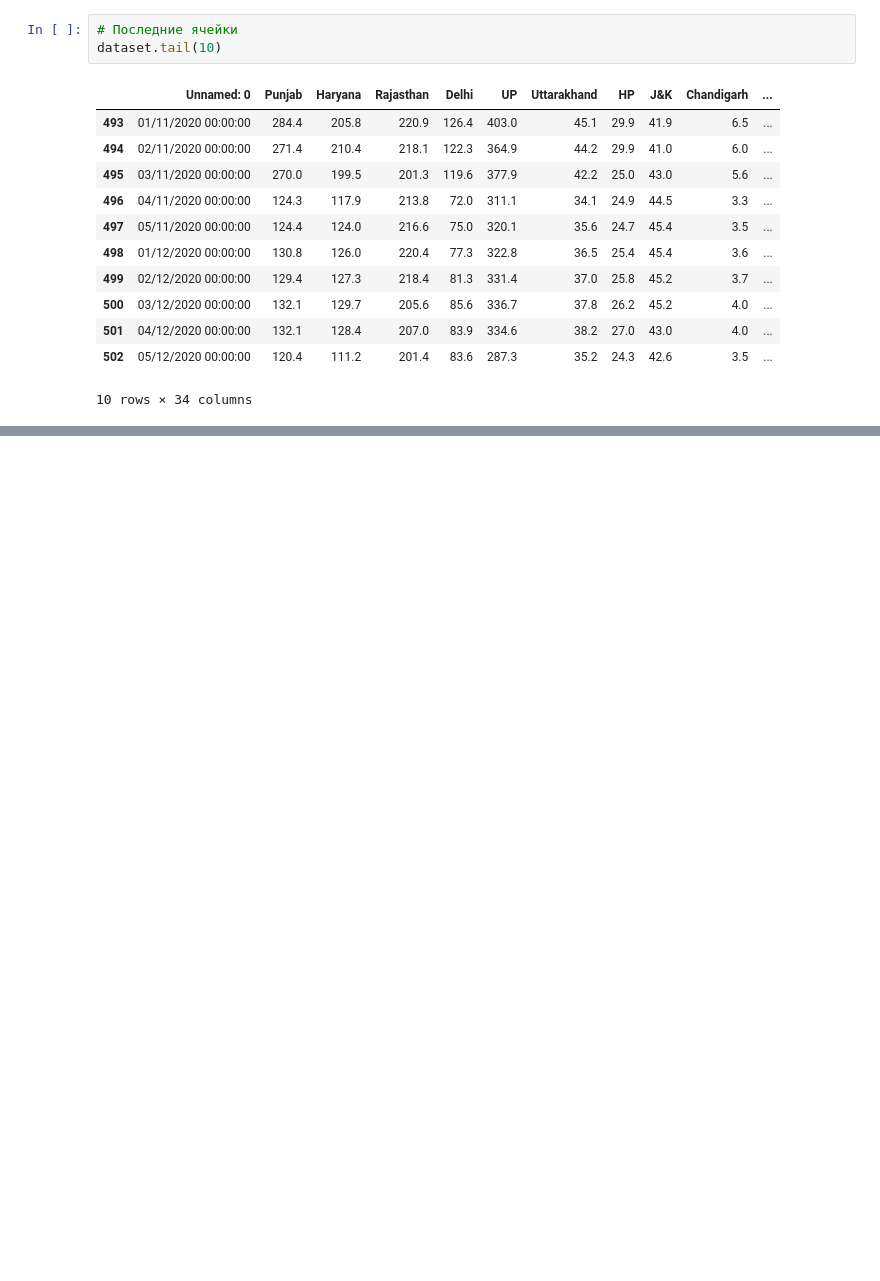
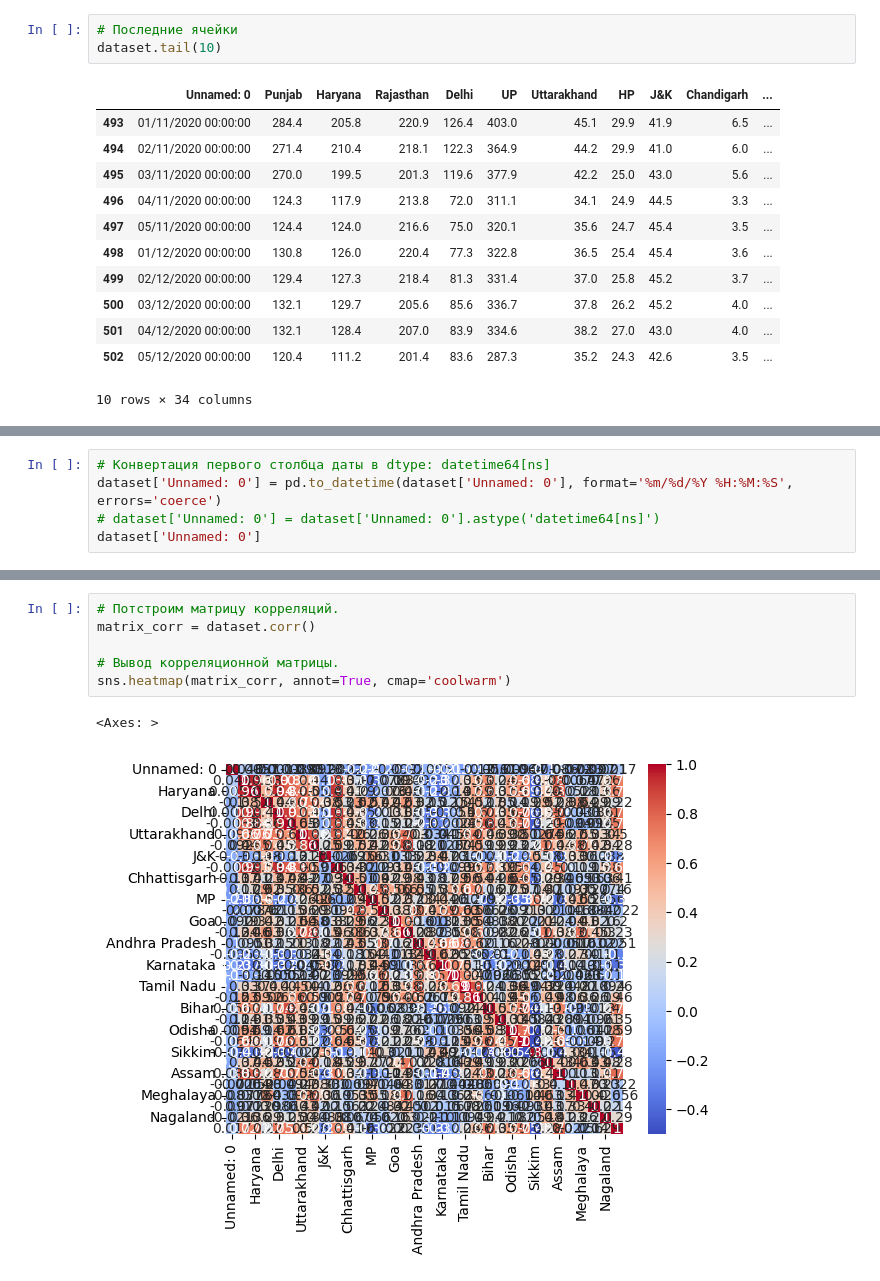
Before and after one commit to SotGE/innopolis2023, a Jupyter notebook: certification1/certification1.ipynb, the cells around one changed output, grey strips where cells are left out. Saved outputs shown, nothing was run; the diff lists cells and outputs as text; blank space fills up the shorter version.

```diff
--- a/certification1/certification1.ipynb
+++ b/certification1/certification1.ipynb
@@ -80,0 +228,5 @@ dataset.tail(10)
+# %%
+# Конвертация первого столбца даты в dtype: datetime64[ns]
+dataset['Unnamed: 0'] = pd.to_datetime(dataset['Unnamed: 0'], format='%m/%d/%Y %H:%M:%S', errors='coerce')
+# dataset['Unnamed: 0'] = dataset['Unnamed: 0'].astype('datetime64[ns]')
+dataset['Unnamed: 0']
@@ -80,0 +246,9 @@ dataset.tail(10)
+# %%
+# Потстроим матрицу корреляций.
+matrix_corr = dataset.corr()
+
+# Вывод корреляционной матрицы.
+sns.heatmap(matrix_corr, annot=True, cmap='coolwarm')
+# %% [output]
+<Axes: >
+[figure, added]
```
Also changed, not shown: parts of 12 cells of this notebook.
